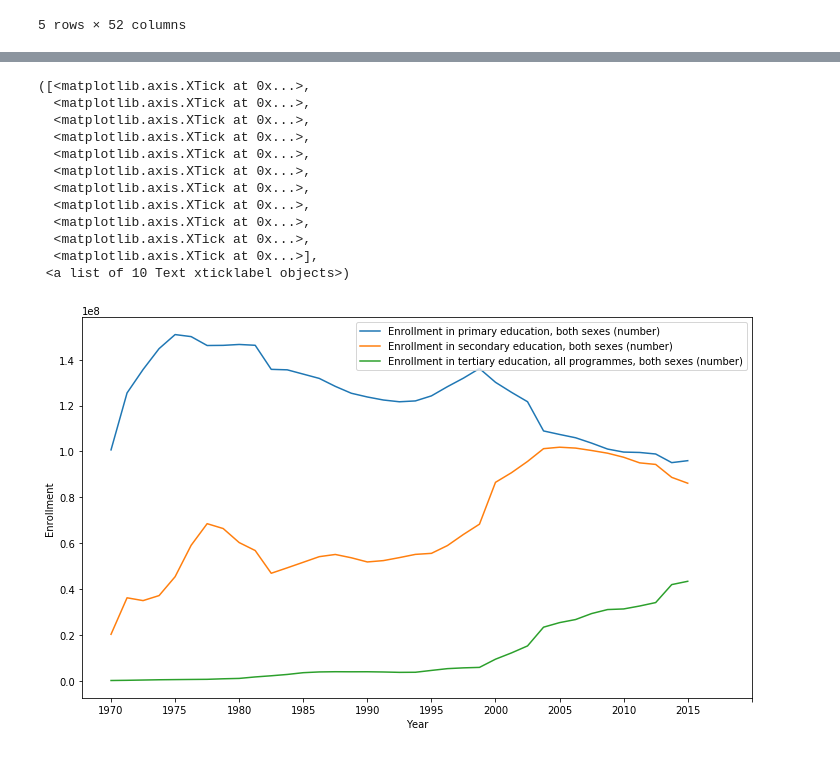
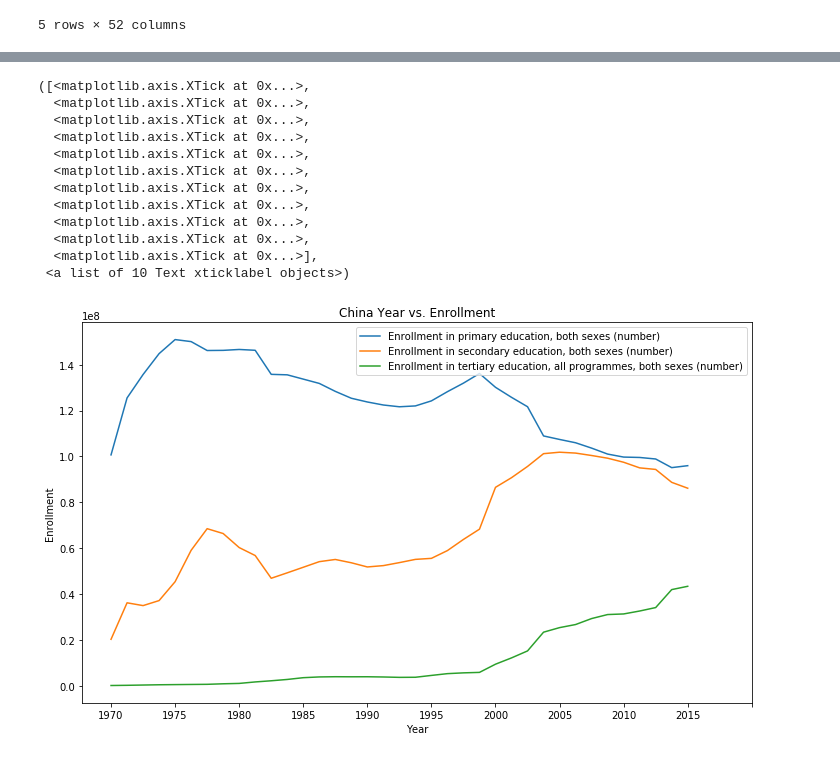
Before and after one commit to anika-rawat/dss2019, a Jupyter notebook: dss sp19/dss_sp19_education.ipynb, the cells around one changed output, grey strips where cells are left out. Cells and saved outputs as stored; diff of their text form; code cells hidden in the pictures.

Commit message:
china with visualizations

```diff
--- a/dss sp19/dss_sp19_education.ipynb
+++ b/dss sp19/dss_sp19_education.ipynb
@@ -97,22 +97,23 @@ china_enrollment_and_gdp.head()
 # %%
 enrollment_x_labels = ["1970", "1975", "1980", "1985", "1990", "1995", "2000", "2005", "2010", "2015"]
 only_china_enrollment = china_enrollment_and_gdp.drop(columns=["GDP per capita (current US$)"])
 only_china_enrollment.plot("Year", figsize=(12,7))
+plt.title('China Year vs. Enrollment')
 plt.ylabel("Enrollment")
 plt.xlabel("Year")
 plt.legend(loc="upper right")
 plt.xticks([0, 4, 8, 12, 16, 20, 24, 28, 32, 36, 40], labels=enrollment_x_labels)
 # %% [output]
 ([<matplotlib.axis.XTick at 0x...>,
   <matplotlib.axis.XTick at 0x...>,
   <matplotlib.axis.XTick at 0x...>,
   <matplotlib.axis.XTick at 0x...>,
   <matplotlib.axis.XTick at 0x...>,
   <matplotlib.axis.XTick at 0x...>,
   <matplotlib.axis.XTick at 0x...>,
   <matplotlib.axis.XTick at 0x...>,
   <matplotlib.axis.XTick at 0x...>,
   <matplotlib.axis.XTick at 0x...>,
   <matplotlib.axis.XTick at 0x...>],
  <a list of 10 Text xticklabel objects>)
-[figure, old version]
+[figure, new version]
```
